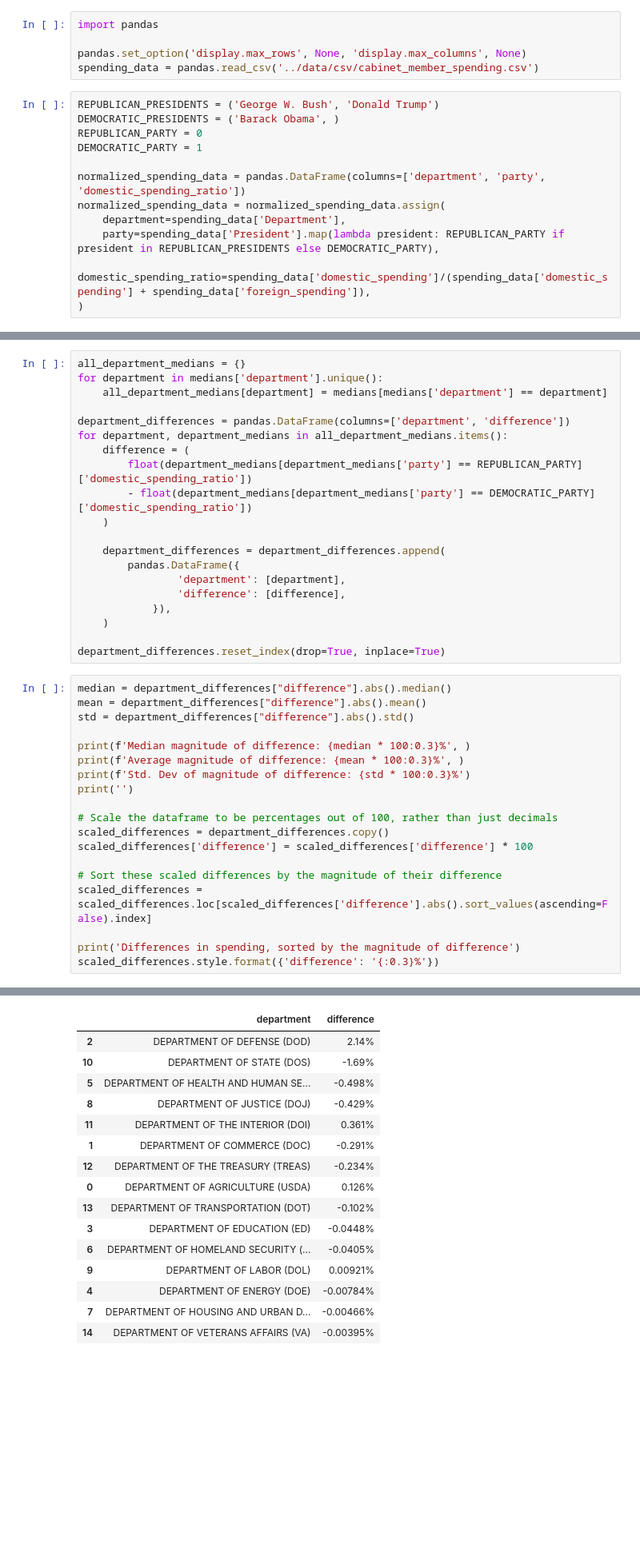
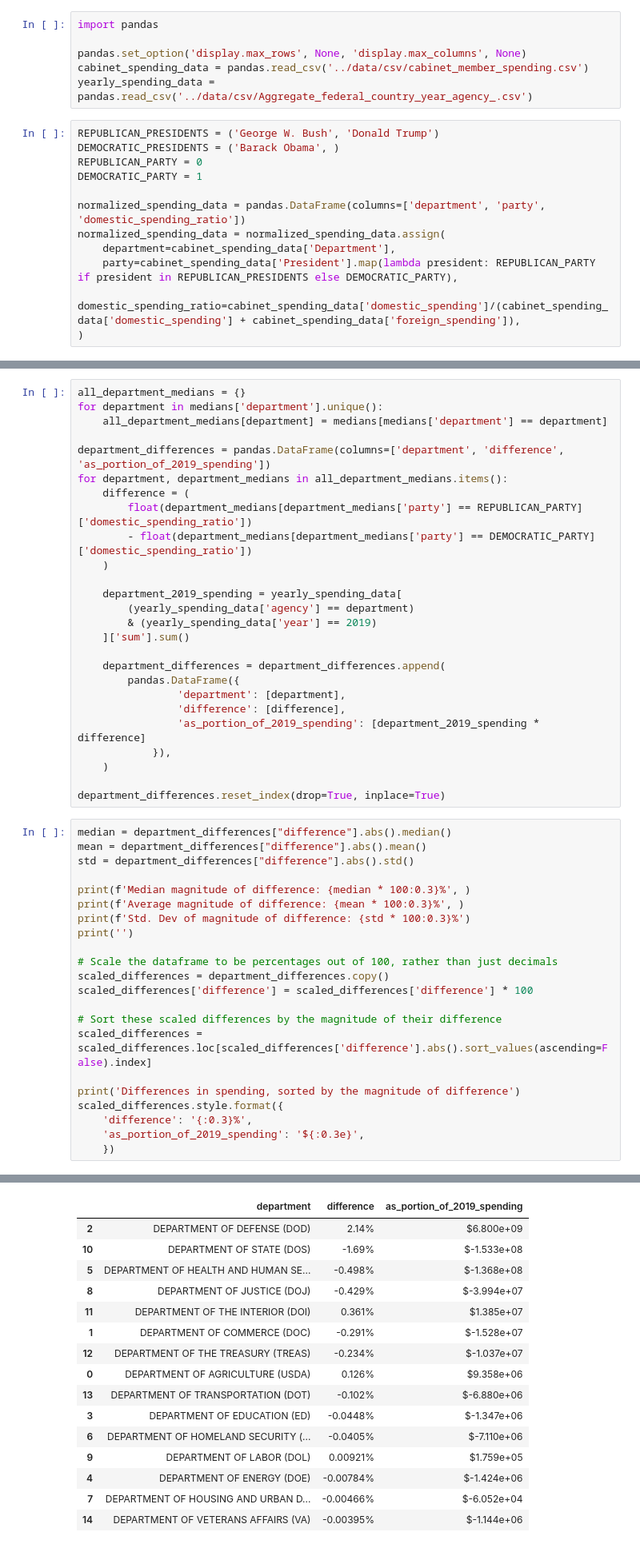
Before and after one commit to C7C8/ds3001-critter-analysis, a Jupyter notebook: notebooks/cabinet-party-centering.ipynb, the cells around one changed output, grey strips where cells are left out. Shown at 80% size. Drawn from its saved outputs; the diff is of its cells as text; blank space fills up the shorter version.

Commit message:
Add spending differences as portion of yearly spending

```diff
--- a/notebooks/cabinet-party-centering.ipynb
+++ b/notebooks/cabinet-party-centering.ipynb
@@ -2,7 +2,8 @@
 import pandas
 
 pandas.set_option('display.max_rows', None, 'display.max_columns', None)
-spending_data = pandas.read_csv('../data/csv/cabinet_member_spending.csv')
+cabinet_spending_data = pandas.read_csv('../data/csv/cabinet_member_spending.csv')
+yearly_spending_data = pandas.read_csv('../data/csv/Aggregate_federal_country_year_agency_.csv')
 # %%
 REPUBLICAN_PRESIDENTS = ('George W. Bush', 'Donald Trump')
 DEMOCRATIC_PRESIDENTS = ('Barack Obama', )
@@ -11,9 +12,9 @@ DEMOCRATIC_PARTY = 1
 
 normalized_spending_data = pandas.DataFrame(columns=['department', 'party', 'domestic_spending_ratio'])
 normalized_spending_data = normalized_spending_data.assign(
-    department=spending_data['Department'],
-    party=spending_data['President'].map(lambda president: REPUBLICAN_PARTY if president in REPUBLICAN_PRESIDENTS else DEMOCRATIC_PARTY),
-    domestic_spending_ratio=spending_data['domestic_spending']/(spending_data['domestic_spending'] + spending_data['foreign_spending']),
+    department=cabinet_spending_data['Department'],
+    party=cabinet_spending_data['President'].map(lambda president: REPUBLICAN_PARTY if president in REPUBLICAN_PRESIDENTS else DEMOCRATIC_PARTY),
+    domestic_spending_ratio=cabinet_spending_data['domestic_spending']/(cabinet_spending_data['domestic_spending'] + cabinet_spending_data['foreign_spending']),
 )
 # %%
 medians = normalized_spending_data.groupby(['department', 'party'], as_index=False)['domestic_spending_ratio'].median()
@@ -71,17 +72,23 @@ all_department_medians = {}
 for department in medians['department'].unique():
     all_department_medians[department] = medians[medians['department'] == department]
 
-department_differences = pandas.DataFrame(columns=['department', 'difference'])
+department_differences = pandas.DataFrame(columns=['department', 'difference', 'as_portion_of_2019_spending'])
 for department, department_medians in all_department_medians.items():
     difference = (
         float(department_medians[department_medians['party'] == REPUBLICAN_PARTY]['domestic_spending_ratio'])
         - float(department_medians[department_medians['party'] == DEMOCRATIC_PARTY]['domestic_spending_ratio'])
     )
 
+    department_2019_spending = yearly_spending_data[
+        (yearly_spending_data['agency'] == department)
+        & (yearly_spending_data['year'] == 2019)
+    ]['sum'].sum()
+
     department_differences = department_differences.append(
         pandas.DataFrame({
                 'department': [department],
                 'difference': [difference],
+                'as_portion_of_2019_spending': [department_2019_spending * difference]
             }),
     )
 
@@ -89,41 +96,44 @@ department_differences.reset_index(drop=True, inplace=True)
 # %%
 median = department_differences["difference"].abs().median()
 mean = department_differences["difference"].abs().mean()
 std = department_differences["difference"].abs().std()
 
 print(f'Median magnitude of difference: {median * 100:0.3}%', )
 print(f'Average magnitude of difference: {mean * 100:0.3}%', )
 print(f'Std. Dev of magnitude of difference: {std * 100:0.3}%')
 print('')
 
 # Scale the dataframe to be percentages out of 100, rather than just decimals
 scaled_differences = department_differences.copy()
 scaled_differences['difference'] = scaled_differences['difference'] * 100
 
 # Sort these scaled differences by the magnitude of their difference
 scaled_differences = scaled_differences.loc[scaled_differences['difference'].abs().sort_values(ascending=False).index]
 
 print('Differences in spending, sorted by the magnitude of difference')
-scaled_differences.style.format({'difference': '{:0.3}%'})
+scaled_differences.style.format({
+    'difference': '{:0.3}%',
+    'as_portion_of_2019_spending': '${:0.3e}',
+    })
 # %% [output]
 Median magnitude of difference: 0.126%
 Average magnitude of difference: 0.399%
 Std. Dev of magnitude of difference: 0.643%
 
 Differences in spending, sorted by the magnitude of difference
-|  | department | difference |
-| 2 | DEPARTMENT OF DEFENSE (DOD) | 2.14% |
-| 10 | DEPARTMENT OF STATE (DOS) | -1.69% |
-| 5 | DEPARTMENT OF HEALTH AND HUMAN SE... | -0.498% |
-| 8 | DEPARTMENT OF JUSTICE (DOJ) | -0.429% |
-| 11 | DEPARTMENT OF THE INTERIOR (DOI) | 0.361% |
-| 1 | DEPARTMENT OF COMMERCE (DOC) | -0.291% |
-| 12 | DEPARTMENT OF THE TREASURY (TREAS) | -0.234% |
-| 0 | DEPARTMENT OF AGRICULTURE (USDA) | 0.126% |
-| 13 | DEPARTMENT OF TRANSPORTATION (DOT) | -0.102% |
-| 3 | DEPARTMENT OF EDUCATION (ED) | -0.0448% |
-| 6 | DEPARTMENT OF HOMELAND SECURITY (... | -0.0405% |
-| 9 | DEPARTMENT OF LABOR (DOL) | 0.00921% |
-| 4 | DEPARTMENT OF ENERGY (DOE) | -0.00784% |
-| 7 | DEPARTMENT OF HOUSING AND URBAN D... | -0.00466% |
-| 14 | DEPARTMENT OF VETERANS AFFAIRS (VA) | -0.00395% |
+|  | department | difference | as_portion_of_2019_spending |
+| 2 | DEPARTMENT OF DEFENSE (DOD) | 2.14% | $6.800e+09 |
+| 10 | DEPARTMENT OF STATE (DOS) | -1.69% | $-1.533e+08 |
+| 5 | DEPARTMENT OF HEALTH AND HUMAN SE... | -0.498% | $-1.368e+08 |
+| 8 | DEPARTMENT OF JUSTICE (DOJ) | -0.429% | $-3.994e+07 |
+| 11 | DEPARTMENT OF THE INTERIOR (DOI) | 0.361% | $1.385e+07 |
+| 1 | DEPARTMENT OF COMMERCE (DOC) | -0.291% | $-1.528e+07 |
+| 12 | DEPARTMENT OF THE TREASURY (TREAS) | -0.234% | $-1.037e+07 |
+| 0 | DEPARTMENT OF AGRICULTURE (USDA) | 0.126% | $9.358e+06 |
+| 13 | DEPARTMENT OF TRANSPORTATION (DOT) | -0.102% | $-6.880e+06 |
+| 3 | DEPARTMENT OF EDUCATION (ED) | -0.0448% | $-1.347e+06 |
+| 6 | DEPARTMENT OF HOMELAND SECURITY (... | -0.0405% | $-7.110e+06 |
+| 9 | DEPARTMENT OF LABOR (DOL) | 0.00921% | $1.759e+05 |
+| 4 | DEPARTMENT OF ENERGY (DOE) | -0.00784% | $-1.424e+06 |
+| 7 | DEPARTMENT OF HOUSING AND URBAN D... | -0.00466% | $-6.052e+04 |
+| 14 | DEPARTMENT OF VETERANS AFFAIRS (VA) | -0.00395% | $-1.144e+06 |
```
